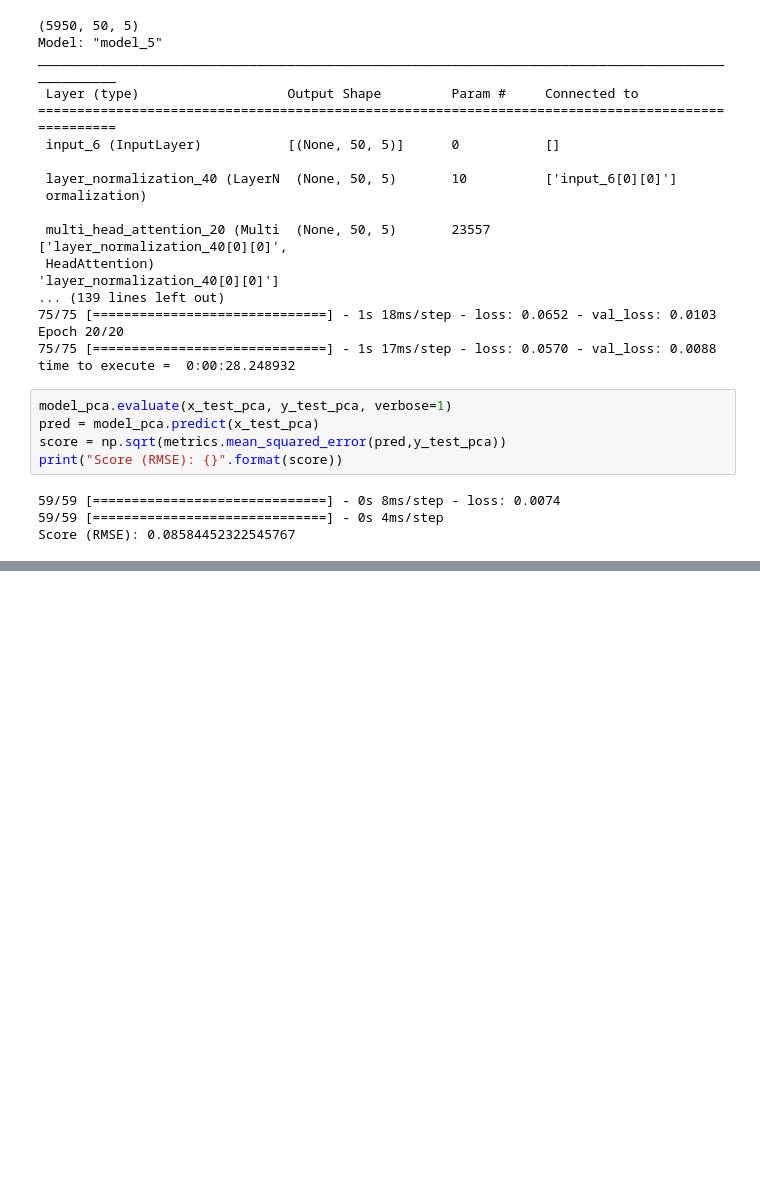
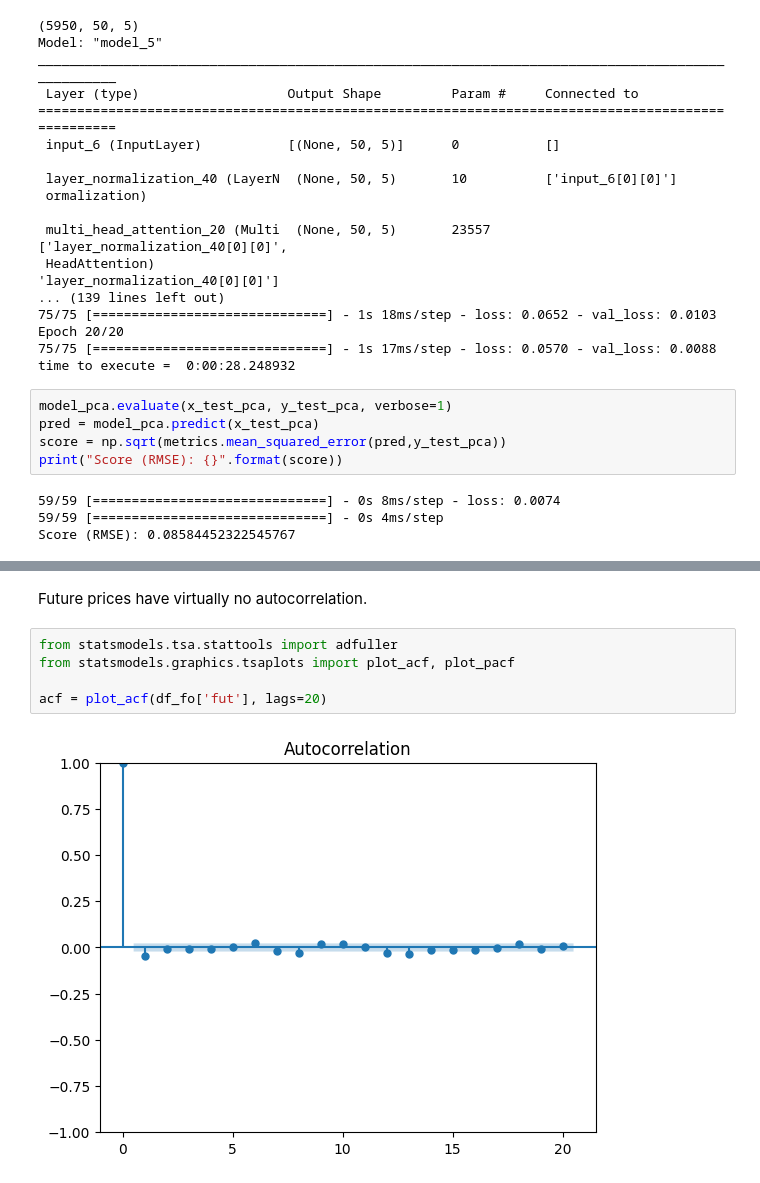
Before and after one commit to chiwailee/UChicago-Winter2022, a Jupyter notebook: transformers/Encoder_Trader_MultiFeature.ipynb, the cells around one changed output, grey strips where cells are left out. Cells and saved outputs as stored; diff of their text form; blank space fills up the shorter version.

```diff
--- a/transformers/Encoder_Trader_MultiFeature.ipynb
+++ b/transformers/Encoder_Trader_MultiFeature.ipynb
@@ -355,0 +400,9 @@ plt.show()
+# %% [markdown]
+Future prices have virtually no autocorrelation.
+# %%
+from statsmodels.tsa.stattools import adfuller
+from statsmodels.graphics.tsaplots import plot_acf, plot_pacf
+
+acf = plot_acf(df_fo['fut'], lags=20)
+# %% [output]
+[figure, added]
```
Also changed, not shown: parts of 17 cells of this notebook.
